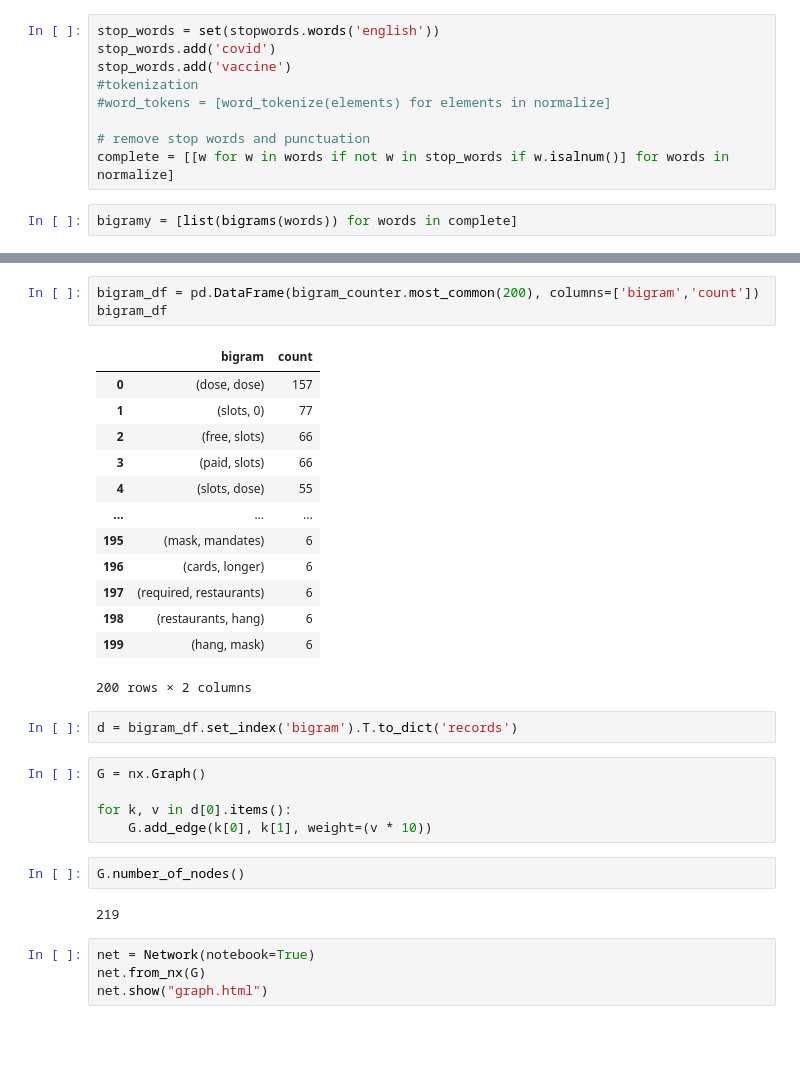
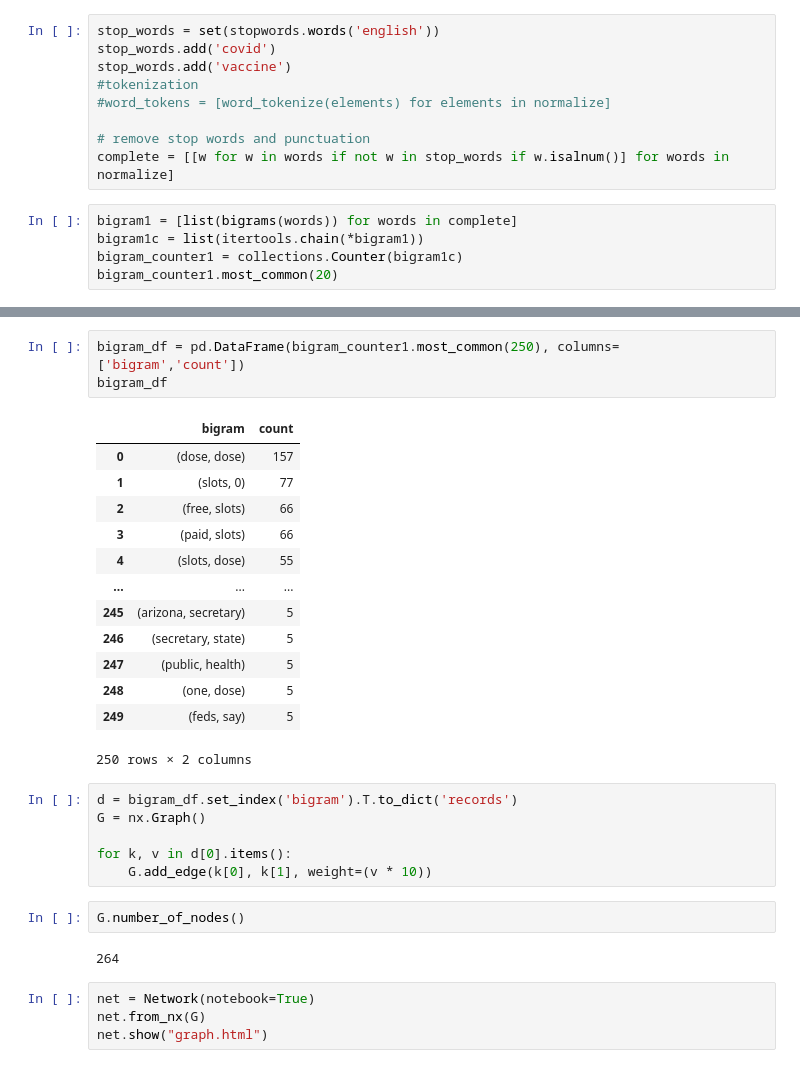
Before and after one commit to Jonathan-D-Franco/mining, a Jupyter notebook: real deal/twittertest.ipynb, the cells around one changed output, grey strips where cells are left out. Saved outputs shown, nothing was run; the diff lists cells and outputs as text; blank space fills up the shorter version.

Commit message:
added dip data

```diff
--- a/real deal/twittertest.ipynb
+++ b/real deal/twittertest.ipynb
@@ -57,4 +57,7 @@ stop_words.add('vaccine')
 # remove stop words and punctuation
 complete = [[w for w in words if not w in stop_words if w.isalnum()] for words in normalize]
 # %%
-bigramy = [list(bigrams(words)) for words in complete]
+bigram1 = [list(bigrams(words)) for words in complete]
+bigram1c = list(itertools.chain(*bigram1))
+bigram_counter1 = collections.Counter(bigram1c)
+bigram_counter1.most_common(20)
@@ -86,23 +85,22 @@ bigram_counter.most_common(20)
 # %%
-bigram_df = pd.DataFrame(bigram_counter.most_common(200), columns=['bigram','count'])
+bigram_df = pd.DataFrame(bigram_counter1.most_common(250), columns=['bigram','count'])
 bigram_df
 # %% [output]
 |  | bigram | count |
 | 0 | (dose, dose) | 157 |
 | 1 | (slots, 0) | 77 |
 | 2 | (free, slots) | 66 |
 | 3 | (paid, slots) | 66 |
 | 4 | (slots, dose) | 55 |
 | ... | ... | ... |
-| 195 | (mask, mandates) | 6 |
-| 196 | (cards, longer) | 6 |
-| 197 | (required, restaurants) | 6 |
-| 198 | (restaurants, hang) | 6 |
-| 199 | (hang, mask) | 6 |
+| 245 | (arizona, secretary) | 5 |
+| 246 | (secretary, state) | 5 |
+| 247 | (public, health) | 5 |
+| 248 | (one, dose) | 5 |
+| 249 | (feds, say) | 5 |
-200 rows × 2 columns
+250 rows × 2 columns
-# %%
-d = bigram_df.set_index('bigram').T.to_dict('records')
 # %%
+d = bigram_df.set_index('bigram').T.to_dict('records')
 G = nx.Graph()
 
 for k, v in d[0].items():
@@ -110,7 +108,7 @@ for k, v in d[0].items():
 # %%
 G.number_of_nodes()
 # %% [output]
-219
+264
 # %%
 net = Network(notebook=True)
 net.from_nx(G)
```
Also changed, not shown: parts of 10 cells of this notebook, 1 other file.
